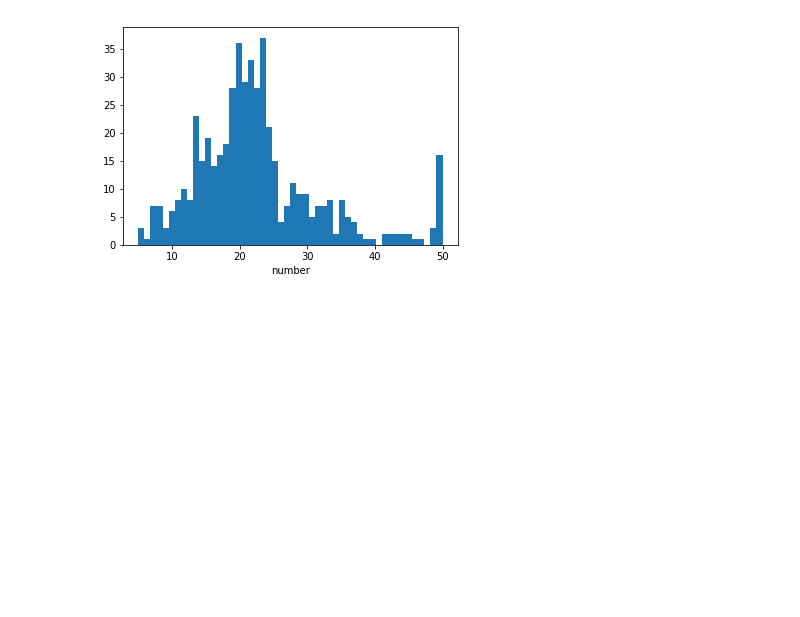
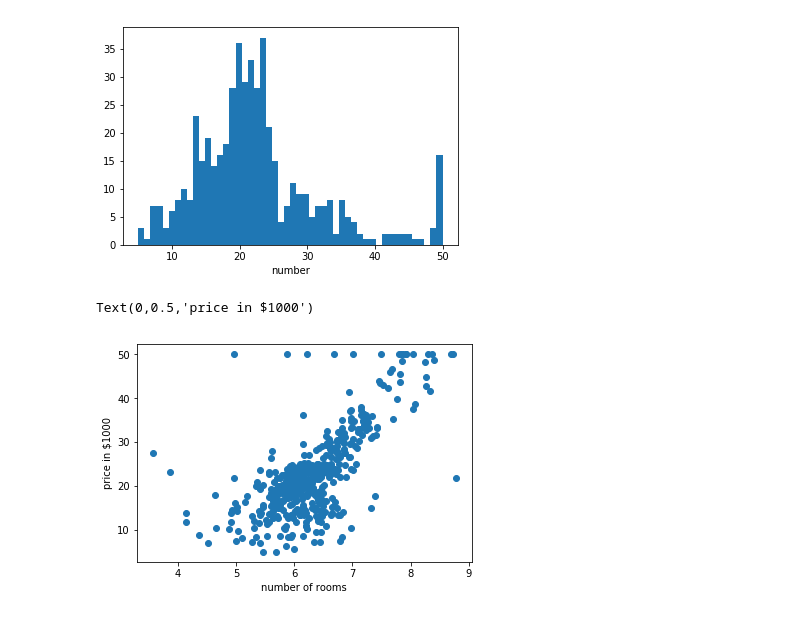
Before and after one commit to Mixsa12/Learning, a Jupyter notebook: IntroML/ML Linear Regression .ipynb, the cells around one changed output. Saved outputs shown, nothing was run; the diff lists cells and outputs as text; code cells hidden in the pictures; blank space fills up the shorter version.

```diff
--- a/IntroML/ML Linear Regression .ipynb
+++ b/IntroML/ML Linear Regression .ipynb
@@ -20,3 +20,10 @@ plt.xlabel("number")
 # %% [output]
 Text(0.5,0,'number')
 [figure]
+# %%
+plt.scatter(boston.data[:,5],boston.target)
+plt.xlabel("number of rooms")
+plt.ylabel("price in $1000")
+# %% [output]
+Text(0,0.5,'price in $1000')
+[figure, added]
```
Also changed, not shown: parts of 6 cells of this notebook.
